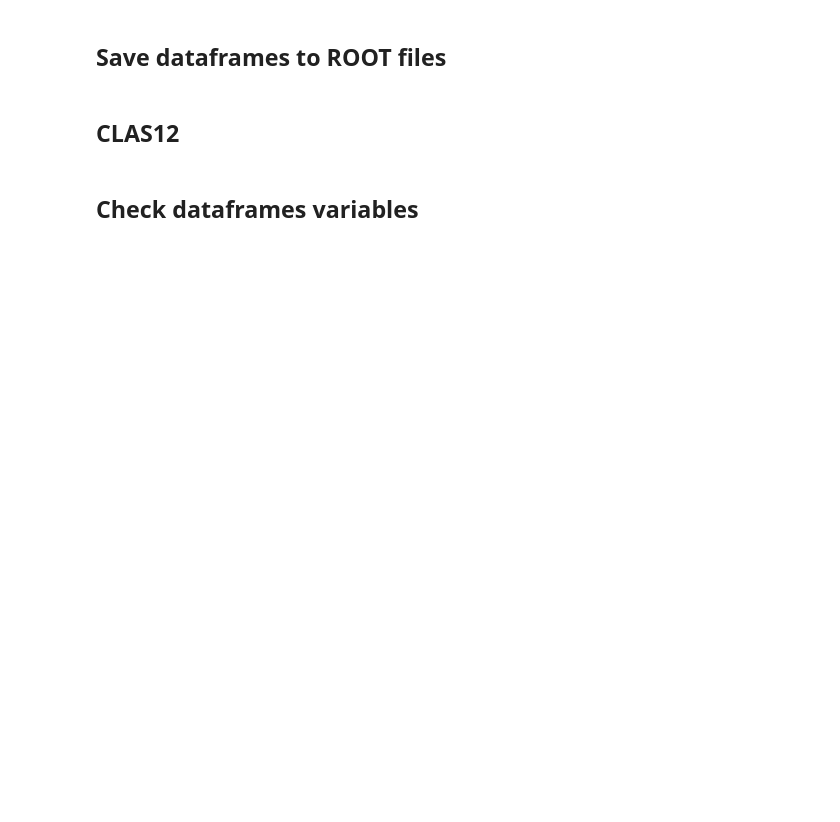
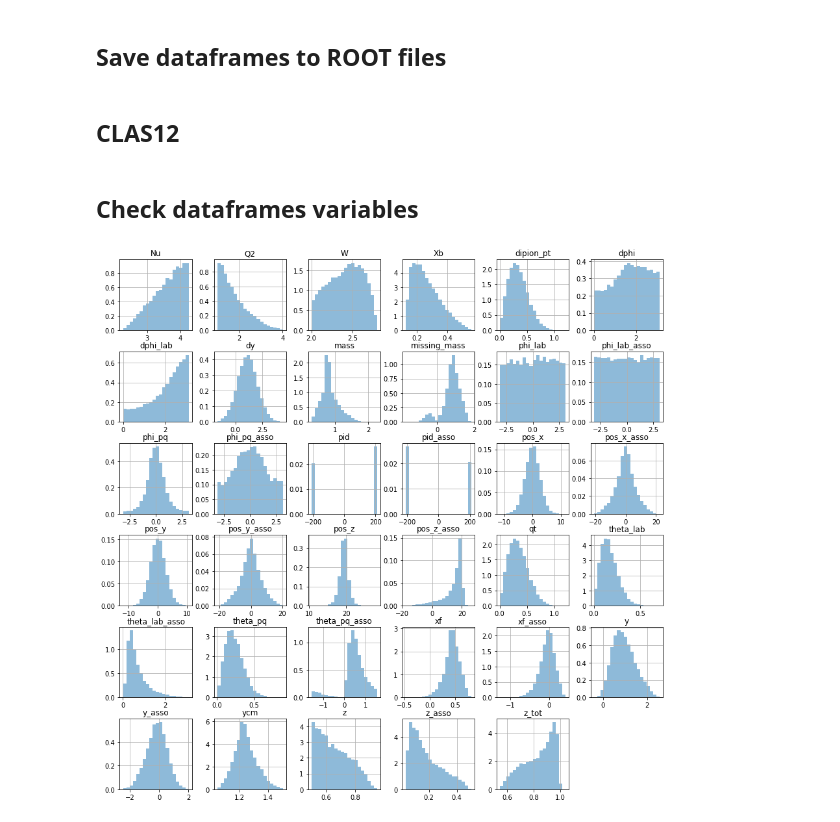
Before and after one commit to miguelignacio/eg2dihadron, a Jupyter notebook: GiBUU_PairNtuple.ipynb, the cells around one changed output. Drawn from its saved outputs; the diff is of its cells as text; code cells hidden in the pictures; blank space fills up the shorter version.

```diff
--- a/GiBUU_PairNtuple.ipynb
+++ b/GiBUU_PairNtuple.ipynb
@@ -320,8 +345,10 @@ to_root(df['Pb_trigger'],'GiBUU_Pairs_CLAS12_Pb.root', key='Pb_trigger', mode='a
 # %% [markdown]
 ## Check dataframes variables
 # %%
-df['Kr'].hist(figsize=(15, 15),normed=True,alpha=0.5,bins=20)
+df['D'].hist(figsize=(15, 15),normed=True,alpha=0.5,bins=20)
 plt.show()
+# %% [output]
+[figure, added]
 # %%
 df['Fe_trigger'].hist(figsize=(15, 15),normed=True,alpha=0.5,bins=100)
 plt.show()
```
Also changed, not shown: parts of 9 cells of this notebook, 7 other files.
